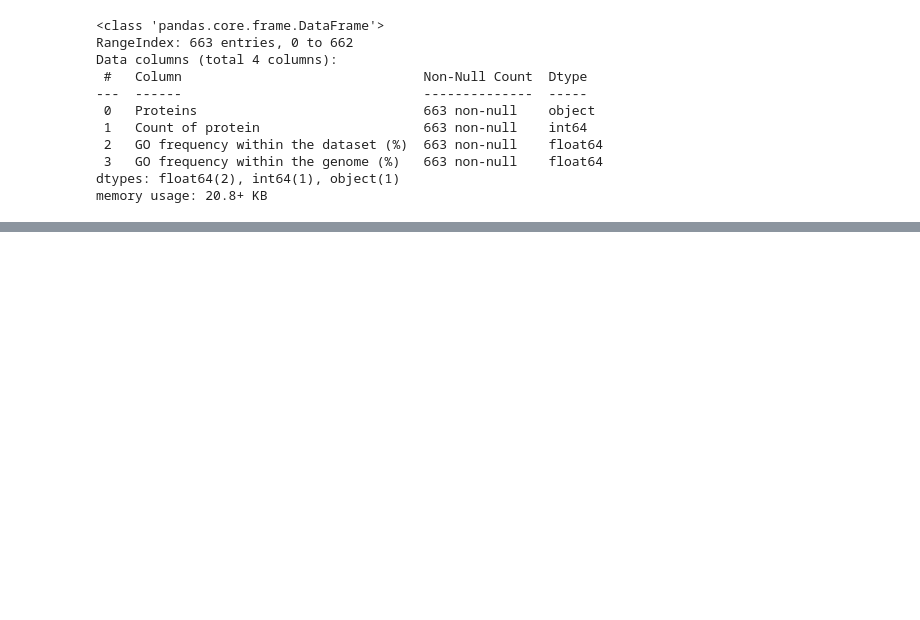
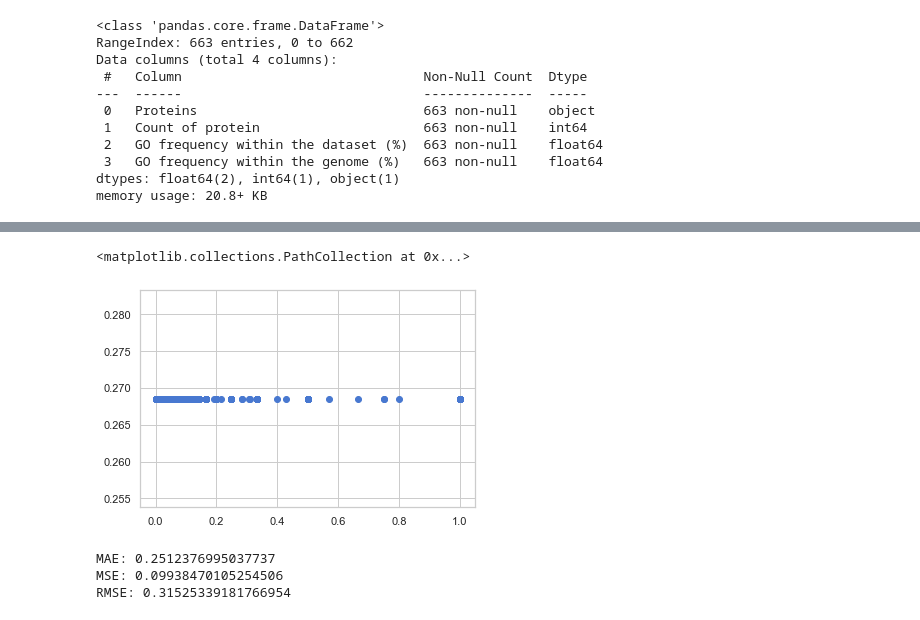
Before and after one commit to Aditya04-code/Regression-model-analysis-on-cattle-, a Jupyter notebook: 4.ipynb, the cells around one changed output, grey strips where cells are left out. Drawn from its saved outputs; the diff is of its cells as text; code cells hidden in the pictures; blank space fills up the shorter version.

```diff
--- a/4.ipynb
+++ b/4.ipynb
@@ -231,0 +264,26 @@ memory usage: 20.8+ KB
+# %%
+# got the best tunned prediction from the above hyperparameter tuning
+tuned_hyper_model= DecisionTreeRegressor(
+ max_depth= 3,
+ max_features= 'auto',
+ max_leaf_nodes= 30,
+ min_samples_leaf= 3,
+ min_weight_fraction_leaf= 0.1,
+ splitter= 'random')
+# %%
+tuned_hyper_model.fit(X_train,y_train)
+tuned_pred=tuned_hyper_model.predict(X_test)
+# %%
+plt.scatter(y_test,tuned_pred)
+# %% [output]
+<matplotlib.collections.PathCollection at 0x...>
+[figure, added]
+# %%
+from sklearn import metrics
+print('MAE:', metrics.mean_absolute_error(y_test,tuned_pred))
+print('MSE:', metrics.mean_squared_error(y_test, tuned_pred))
+print('RMSE:', np.sqrt(metrics.mean_squared_error(y_test, tuned_pred)))
+# %% [output]
+MAE: 0.2512376995037737
+MSE: 0.09938470105254506
+RMSE: 0.31525339181766954
```
Also changed, not shown: parts of 20 cells of this notebook, 5 other files.
